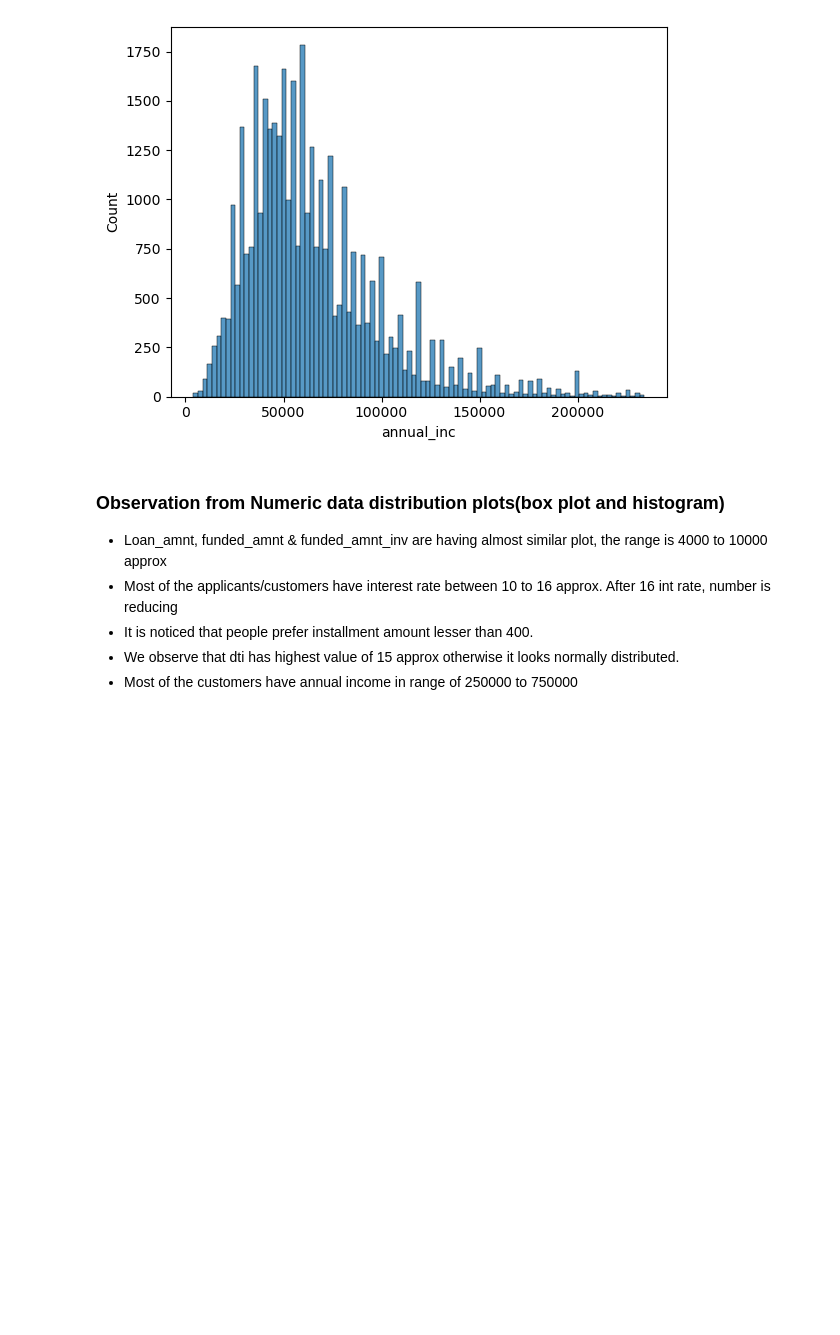
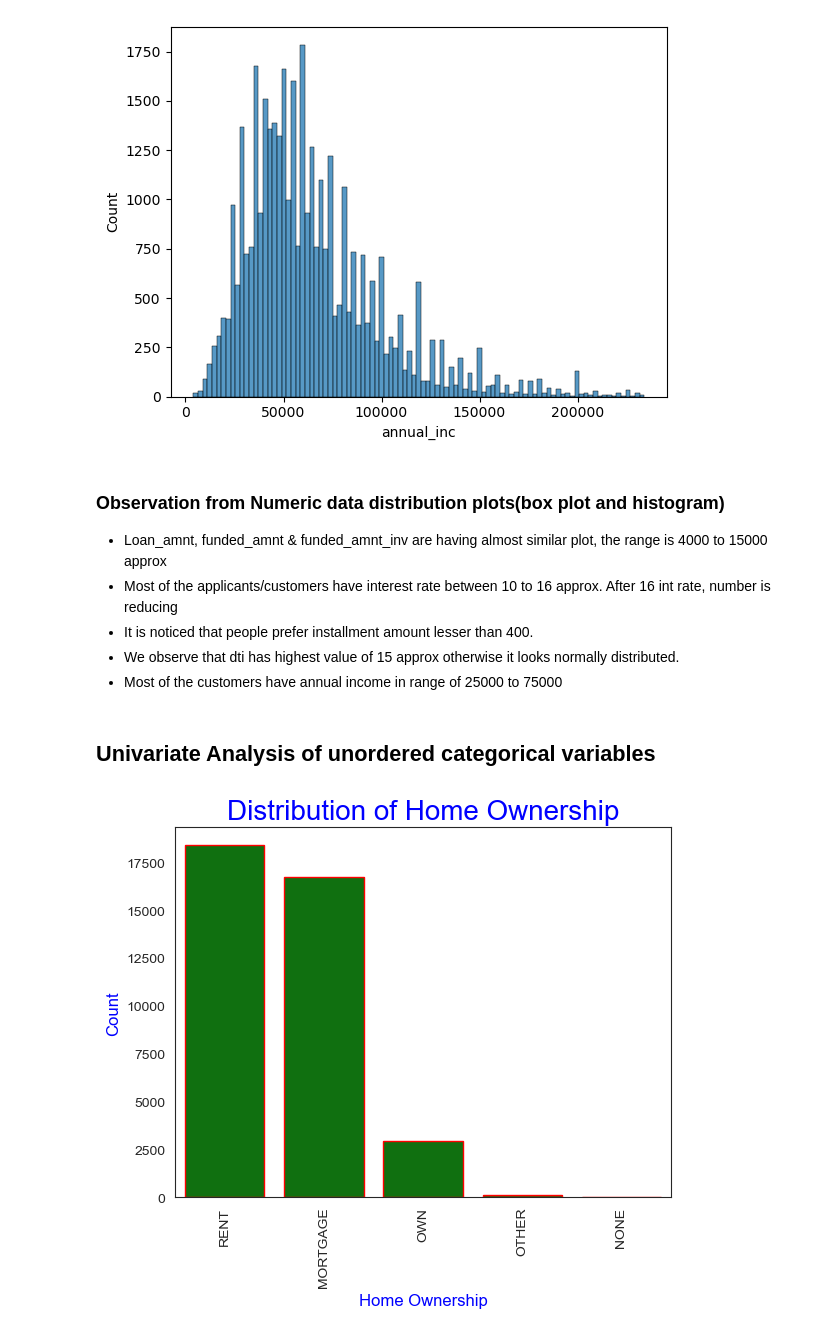
Before and after one commit to dipaksah20/Lending_Club_Case_Study, a Jupyter notebook: Dipak_Sah.ipynb, the cells around one changed output. Cells and saved outputs as stored; diff of their text form; code cells hidden in the pictures; blank space fills up the shorter version.

Commit message:
we worked on univariate and segmented univariate analysis

```diff
--- a/Dipak_Sah.ipynb
+++ b/Dipak_Sah.ipynb
@@ -671,8 +672,10 @@ plt.show()
 # now outliers in annual income has been removed and 386 records were dropped.
 # %% [markdown]
 ### Observation from Numeric data distribution plots(box plot and histogram)
-* Loan_amnt, funded_amnt & funded_amnt_inv are having almost similar plot, the range is 4000 to 10000 approx
+* Loan_amnt, funded_amnt & funded_amnt_inv are having almost similar plot, the range is 4000 to 15000 approx
 * Most of the applicants/customers have interest rate between 10 to 16 approx. After 16 int rate, number is reducing
 * It is noticed that people prefer installment amount lesser than 400.
 * We observe that dti has highest value of 15 approx otherwise it looks normally distributed.
-* Most of the customers have annual income in range of 250000 to 750000
+* Most of the customers have annual income in range of 25000 to 75000
+# %% [markdown]
+## Univariate Analysis of unordered categorical variables
@@ -678,0 +686,14 @@ plt.show()
+# %%
+# Function to visualize unordered categorical variable
+def unordered_visualization(category,xlabel_name,plot_title):
+    sns.countplot(x=loan[str(category)], edgecolor='red',color='green',order = loan[str(category)].value_counts().iloc[:].index )
+    plt.xticks(rotation='vertical')
+    plt.title(str(plot_title), fontdict={'fontsize': 20, 'fontweight' : 20, 'color' : 'Blue'})
+    plt.xlabel(str(xlabel_name), fontdict={'fontsize': 12, 'fontweight' : 5, 'color' : 'Blue'})
+    plt.ylabel('Count', fontdict={'fontsize': 12, 'fontweight' : 5, 'color' : 'Blue'})
+    plt.show()
+    return
+# %%
+unordered_visualization('home_ownership','Home Ownership','Distribution of Home Ownership')
+# %% [output]
+[figure, added]
```
Also changed, not shown: parts of 116 cells of this notebook.
